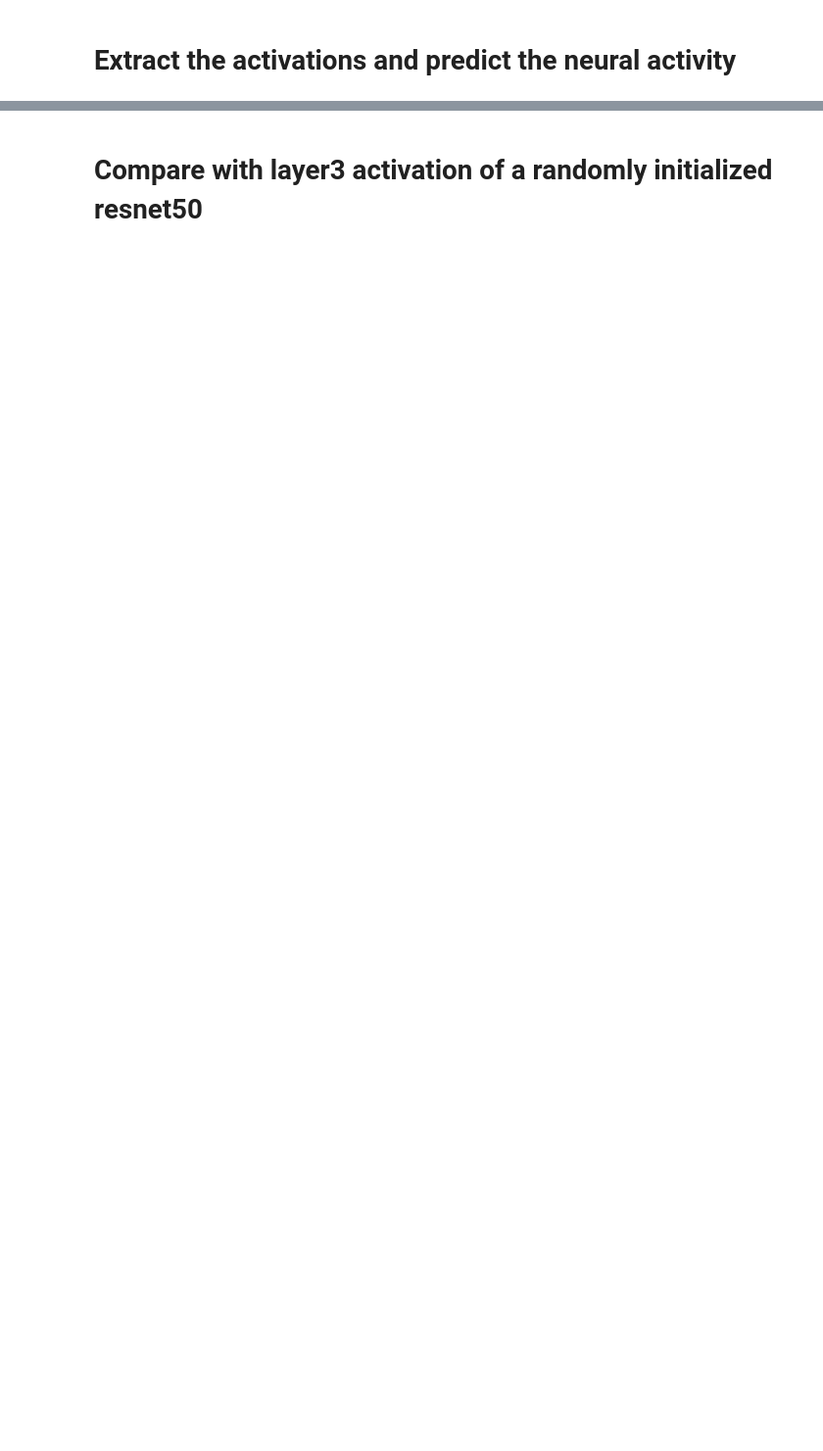
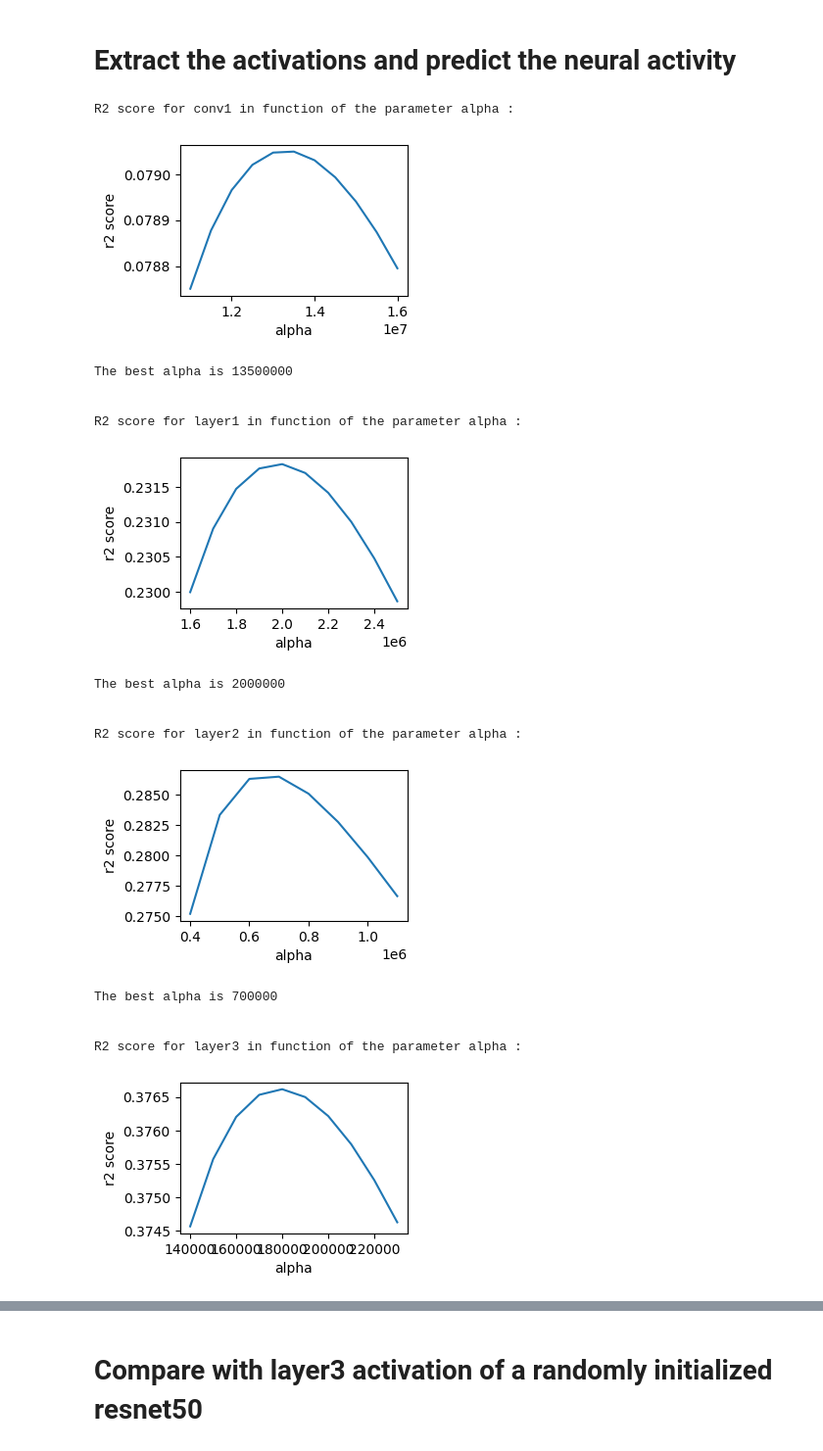
Before and after one commit to emmabhl/NX414_Predicting_neural_activity, a Jupyter notebook: week7.ipynb, the cells around one changed output, grey strips where cells are left out. Shown: that part at 98% size. Cells and saved outputs as stored; diff of their text form; code cells hidden in the pictures; blank space fills up the shorter version.

```diff
--- a/week7.ipynb
+++ b/week7.ipynb
@@ -257,15 +259,18 @@ ResNet.extract_activations = extract_activations
 # extract the activations of the layers and apply PCA on each layer to store the first 1000PCs
 model.eval()
 for layer in tqdm(layers) :
-    activations_train = model.extract_activations(stimulus_train, layer)
+    #activations_train = model.extract_activations(stimulus_train, layer)
+    activations_train = model.extract_activations(torch.tensor(stimulus_train).cuda(), layer)
     pca = PCA(n_components=1000)
     pca.fit(activations_train)
-    with open(layer+'_train.pkl','wb') as f:
+    with open(layer+'_train_W8.pkl','wb') as f:
         pickle.dump(pca.transform(activations_train), f)
-    with open(layer+'_val.pkl','wb') as f:
-        pickle.dump(pca.transform(model.extract_activations(stimulus_val, layer)), f)
-    with open(layer+'_test.pkl','wb') as f:
-        pickle.dump(pca.transform(model.extract_activations(stimulus_test, layer)), f)
+    with open(layer+'_val_W8.pkl','wb') as f:
+        #pickle.dump(pca.transform(model.extract_activations(stimulus_val, layer)), f)
+        pickle.dump(pca.transform(model.extract_activations(torch.tensor(stimulus_val).cuda(), layer)), f)
+    with open(layer+'_test_W8.pkl','wb') as f:
+        #pickle.dump(pca.transform(model.extract_activations(stimulus_test, layer)), f)
+        pickle.dump(pca.transform(model.extract_activations(torch.tensor(stimulus_test).cuda(), layer)), f)
 # %%
 def best_alpha_Ridge(X, y, alphas):
     """implement cross validation to find the best alpha for Ridge regression
@@ -318,16 +323,39 @@ def RidgeCV(X, y, alphas):
 # %%
 # Use the PCs of each layer to predict the neural activity using linear regression models
 models = {}
 best_alphas = {}
-alphas = {'conv1' : [11000000, 11500000, 12000000, 12500000, 13000000, 13500000, 14000000],
-          'layer1' : [750000, 800000, 850000, 900000, 950000, 1000000],
-          'layer2' : [300000, 310000, 320000, 330000, 340000, 350000, 360000, 370000, 380000, 390000, 400000],
-          'layer3' : [100000, 105000, 110000, 115000, 120000, 125000, 130000, 135000, 140000],
-          'layer4' : [80000, 85000, 90000, 95000, 100000, 105000, 110000],
-          'avgpool' : [180, 190, 200, 210, 220, 230, 240, 250, 260, 270]}
+alphas = {'conv1' : [11000000, 11500000, 12000000, 12500000, 13000000, 13500000, 14000000,14500000, 15000000,15500000, 16000000],
+          #'layer1' : [750000, 800000, 850000, 900000, 950000, 1000000],
+          'layer1' : [1600000, 1700000, 1800000, 1900000, 2000000, 2100000, 2200000, 2300000, 2400000, 2500000 ],
+          #'layer2' : [300000, 310000, 320000, 330000, 340000, 350000, 360000, 370000, 380000, 390000, 400000],
+          'layer2' : [400000, 500000, 600000, 700000, 800000, 900000, 1000000, 1100000],
+          #'layer3' : [100000, 105000, 110000, 115000, 120000, 125000, 130000, 135000, 140000],
+          'layer3' : [140000, 150000, 160000, 170000, 180000, 190000, 200000, 210000, 220000, 230000],
+          #'layer4' : [80000, 85000, 90000, 95000, 100000, 105000, 110000],
+          'layer4' : [400000, 450000, 500000, 550000, 600000, 650000, 700000, 750000, 800000, 850000, 900000, 950000],
+          #'avgpool' : [180, 190, 200, 210, 220, 230, 240, 250, 260, 270]
+          'avgpool' : [400,450,500, 550,600, 650, 700, 750, 800,850, 900, 950, 1000, 1050, 1100,]}
 
 for layer in layers :
-    with open(layer+'_train.pkl', 'rb') as f:
+    with open(layer+'_train_W8.pkl', 'rb') as f:
         activations_train = pickle.load(f)
     print('\n\nR2 score for', layer, 'in function of the parameter alpha : ')
     models[layer], best_alphas[layer] = RidgeCV(activations_train, spikes_train, alphas[layer])
+# %% [output]
+R2 score for conv1 in function of the parameter alpha :
+[figure, added]
+The best alpha is 13500000
+
+
+R2 score for layer1 in function of the parameter alpha :
+[figure, added]
+The best alpha is 2000000
+
+
+R2 score for layer2 in function of the parameter alpha :
+[figure, added]
+The best alpha is 700000
+
+
+R2 score for layer3 in function of the parameter alpha :
+[figure, added]
```
Also changed, not shown: parts of 6 cells of this notebook.
